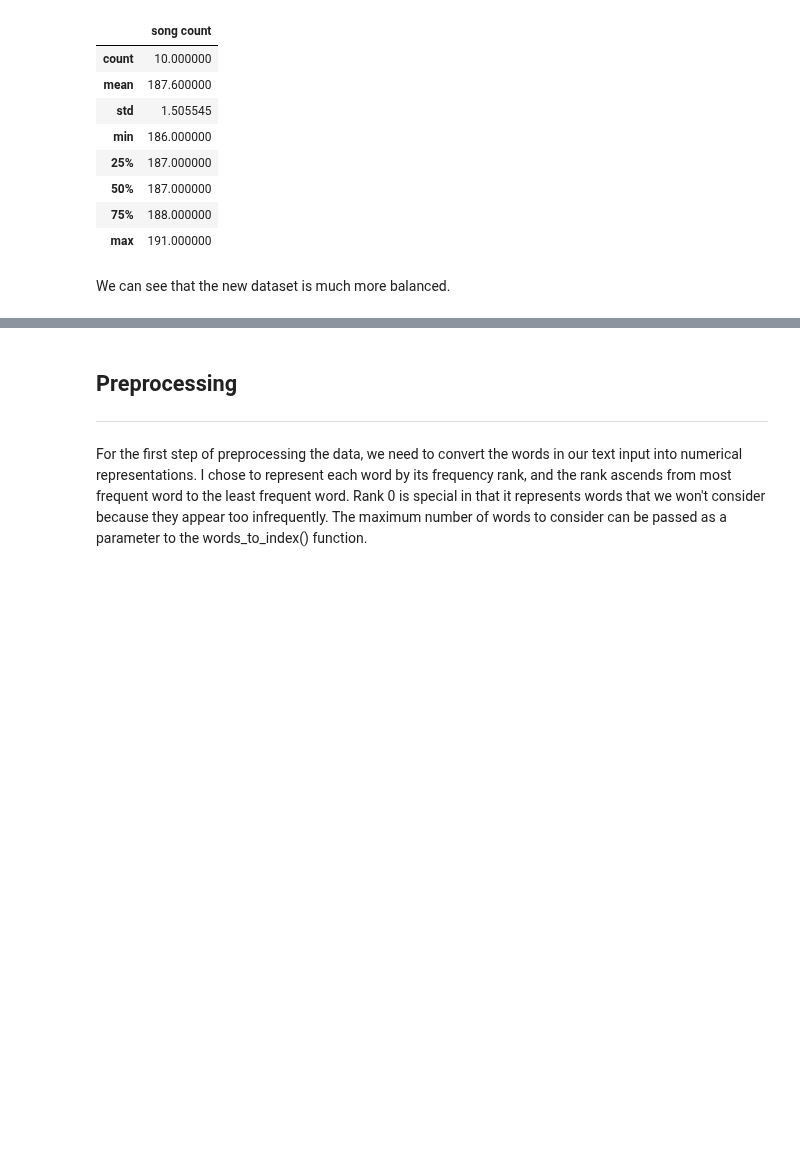
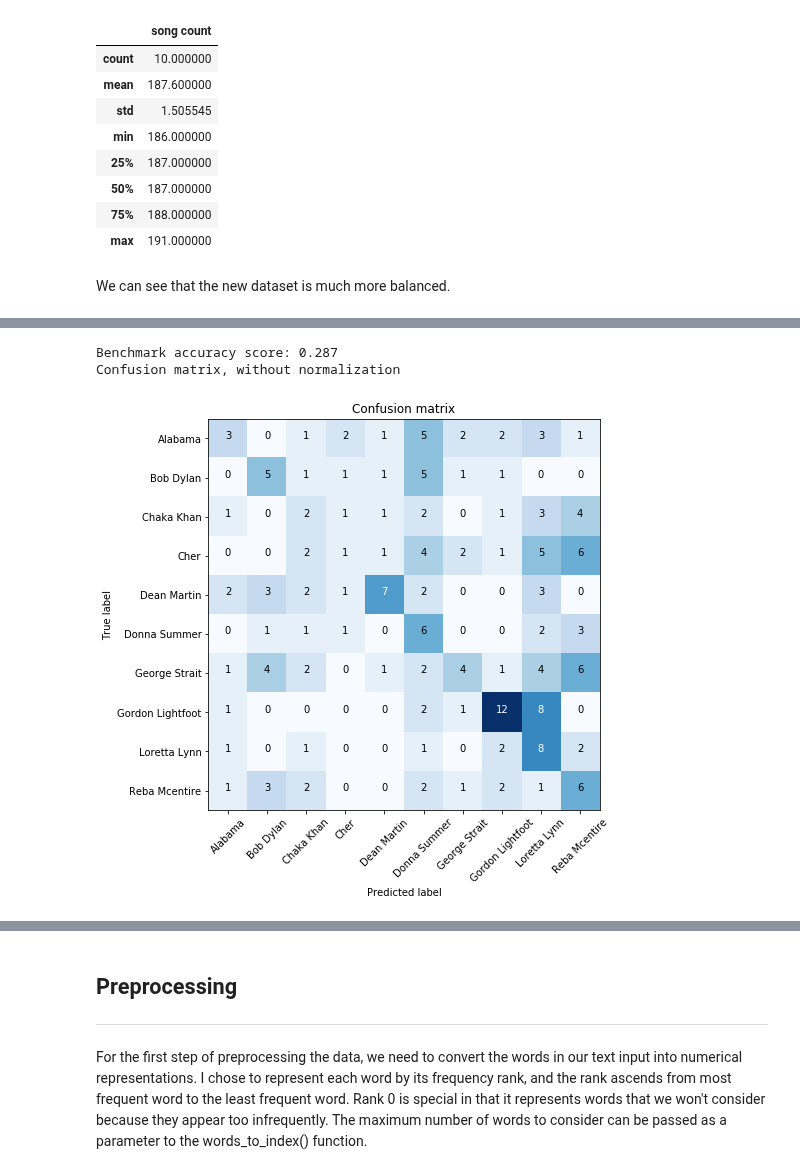
Before and after one commit to greg-mogavero/song-lyrics-classification, a Jupyter notebook: capstone.ipynb, the cells around one changed output, grey strips where cells are left out. Cells and saved outputs as stored; diff of their text form; code cells hidden in the pictures; blank space fills up the shorter version.

Commit message:
Finished implementing benchmark model. Added a visualization module with a function to visualize confusion matrices.

```diff
--- a/capstone.ipynb
+++ b/capstone.ipynb
@@ -87,0 +92,30 @@ We can see that the new dataset is much more balanced.
+# %%
+%matplotlib inline
+
+import matplotlib.pyplot as plt
+from sklearn.svm import SVC
+from sklearn.metrics import accuracy_score
+from sklearn.metrics import precision_score
+from sklearn.metrics import recall_score
+from sklearn.metrics import confusion_matrix
+from sklearn.model_selection import train_test_split
+from sklearn.feature_extraction.text import CountVectorizer
+from visualization import plot_confusion_matrix
+
+y = data["artist"]
+X = CountVectorizer(stop_words="english", max_features=250).fit_transform(data["text"])
+
+X_train, X_test, y_train, y_test = train_test_split(X, y, test_size = 0.1, random_state=42)
+
+clf = SVC(random_state=42)
+clf.fit(X_train, y_train)
+pred = clf.predict(X_test)
+
+print("Benchmark accuracy score: {:.3f}".format(accuracy_score(y_test, pred)))
+class_names = data["artist"].unique()
+plt.figure(figsize=(7, 7))
+plot_confusion_matrix(confusion_matrix(y_test, pred, labels=class_names), class_names)
+# %% [output]
+Benchmark accuracy score: 0.287
+Confusion matrix, without normalization
+[figure, added]
```
Also changed, not shown: parts of 5 cells of this notebook, 2 other files.
